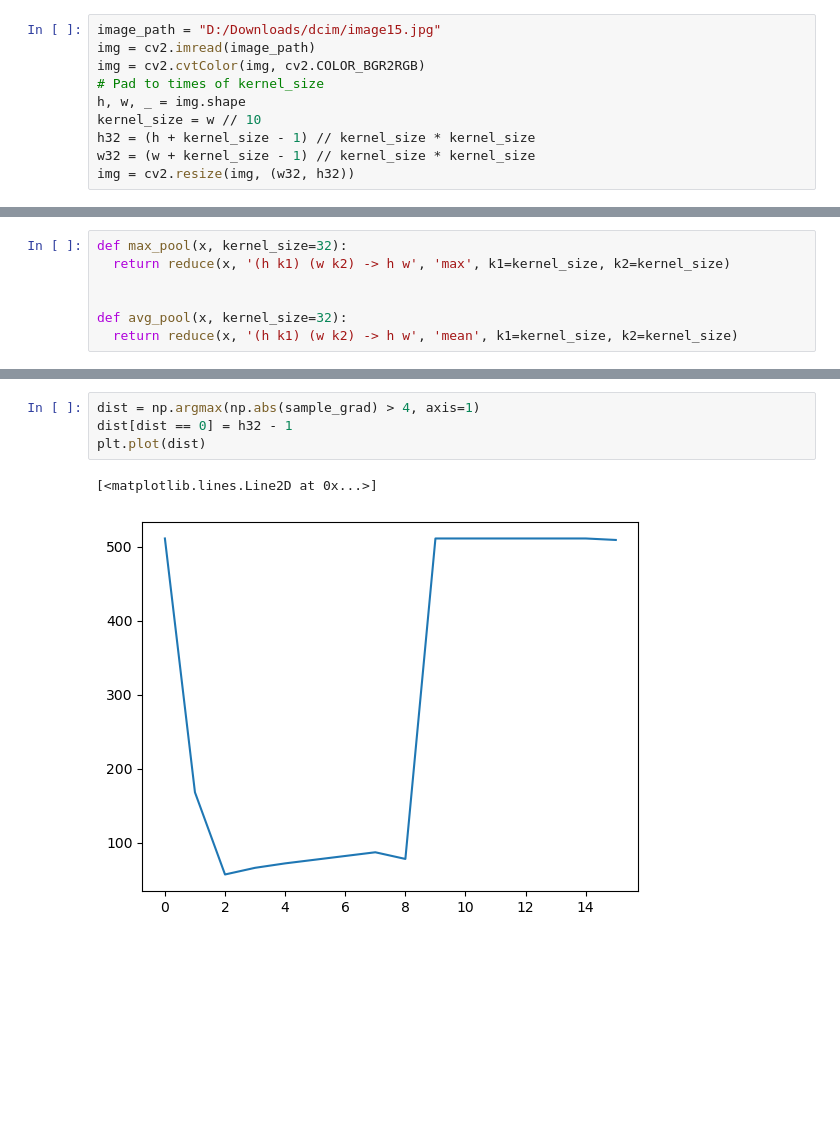
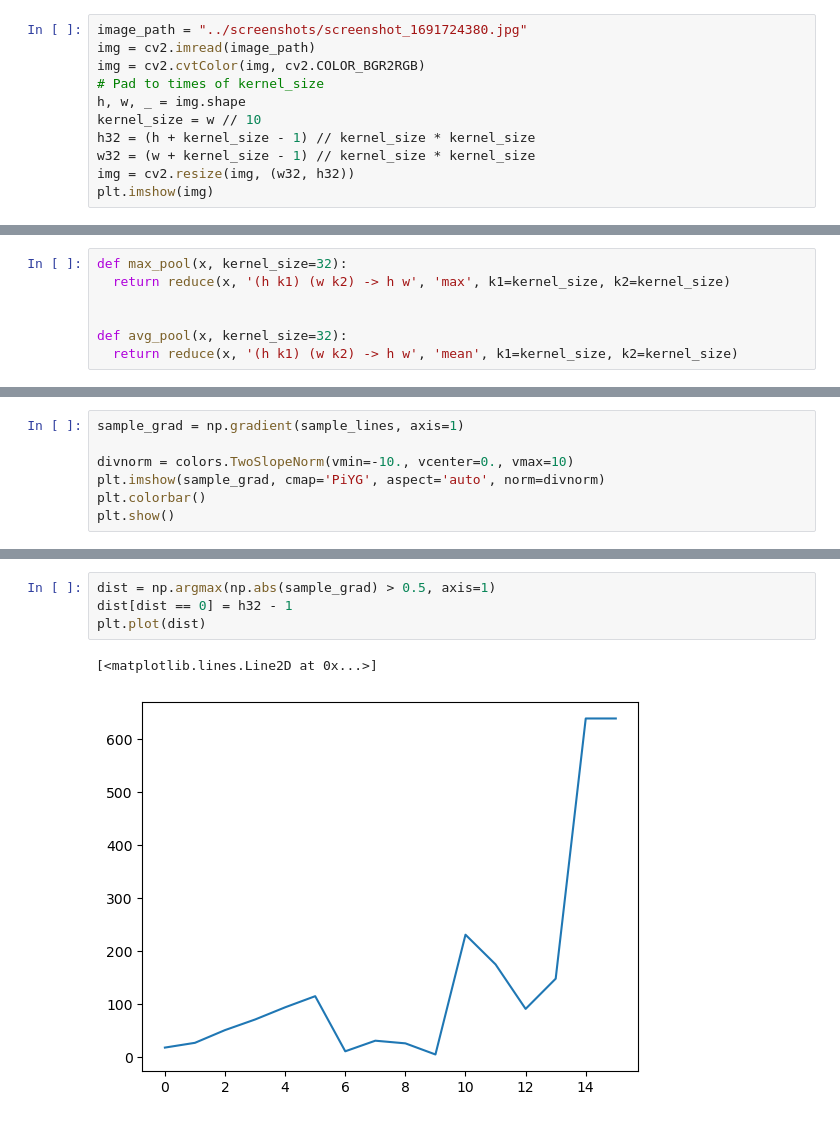
Before and after one commit to Duanyll/h750tts, a Jupyter notebook: server/utils/depth.ipynb, the cells around one changed output, grey strips where cells are left out. Cells and saved outputs as stored; diff of their text form; blank space fills up the shorter version.

```diff
--- a/server/utils/depth.ipynb
+++ b/server/utils/depth.ipynb
@@ -13,7 +14,7 @@ midas.eval()
 transforms = torch.hub.load('D:/source/MiDaS', 'transforms', source='local')
 transform = transforms.dpt_transform
 # %%
-image_path = "D:/Downloads/dcim/image15.jpg"
+image_path = "../screenshots/screenshot_1691724380.jpg"
 img = cv2.imread(image_path)
 img = cv2.cvtColor(img, cv2.COLOR_BGR2RGB)
 # Pad to times of kernel_size
@@ -22,3 +23,4 @@ kernel_size = w // 10
 h32 = (h + kernel_size - 1) // kernel_size * kernel_size
 w32 = (w + kernel_size - 1) // kernel_size * kernel_size
 img = cv2.resize(img, (w32, h32))
+plt.imshow(img)
@@ -69,0 +69,7 @@ plt.show()
+# %%
+sample_grad = np.gradient(sample_lines, axis=1)
+
+divnorm = colors.TwoSlopeNorm(vmin=-10., vcenter=0., vmax=10)
+plt.imshow(sample_grad, cmap='PiYG', aspect='auto', norm=divnorm)
+plt.colorbar()
+plt.show()
@@ -70,10 +78,10 @@ plt.show()
 # %%
-dist = np.argmax(np.abs(sample_grad) > 4, axis=1)
+dist = np.argmax(np.abs(sample_grad) > 0.5, axis=1)
 dist[dist == 0] = h32 - 1
 plt.plot(dist)
 # %% [output]
 [<matplotlib.lines.Line2D at 0x...>]
-[figure, old version]
+[figure, new version]
 # %%
 col = np.zeros_like(dist, dtype=np.float32)
 for i in range(16):
```
Also changed, not shown: parts of 11 cells of this notebook, 6 other files.
